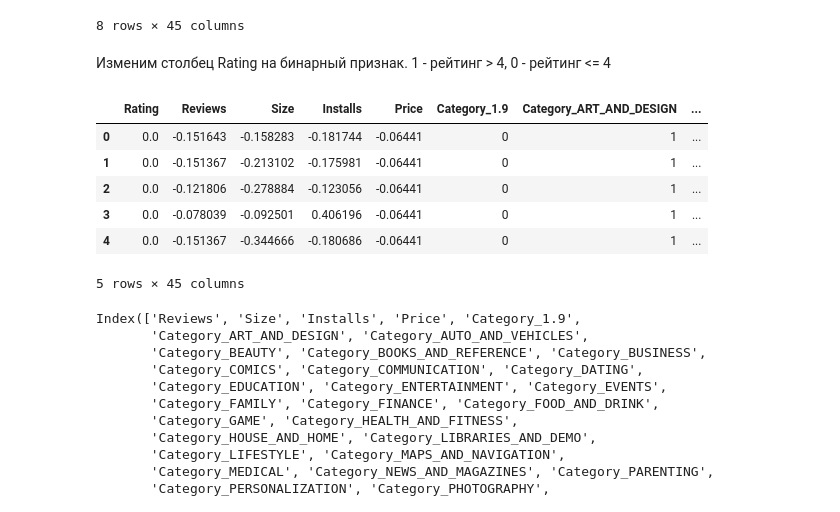
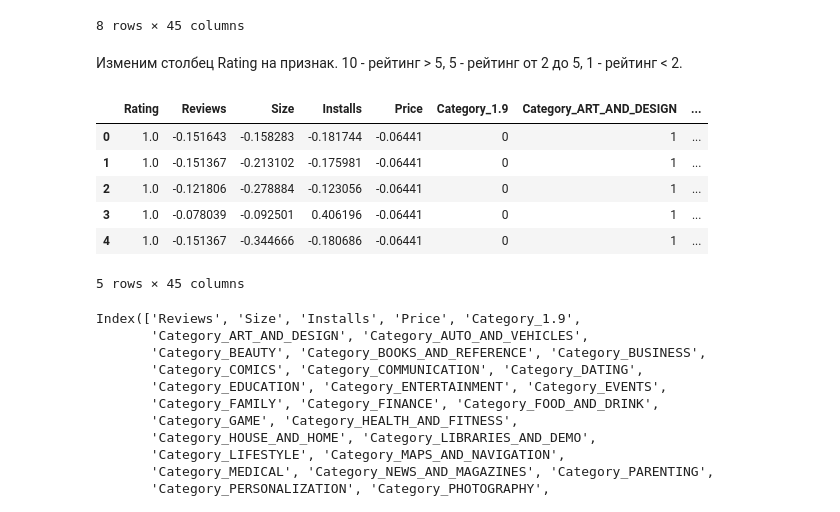
Before and after one commit to SemenBevzuk/MachineLearning, a Jupyter notebook: Lab1/Lab1.ipynb, the cells around one changed output. Saved outputs shown, nothing was run; the diff lists cells and outputs as text; code cells hidden in the pictures.

```diff
--- a/Lab1/Lab1.ipynb
+++ b/Lab1/Lab1.ipynb
@@ -286,18 +286,19 @@ data.describe()
 | max | 2.774197e+01 | 2.654510e+01 | 1.081638e+01 | 1.157931e+01 | 2.501558e+01 | 1.000000 | 1.000000 | ... |
 8 rows × 45 columns
 # %% [markdown]
-Изменим столбец Rating на бинарный признак. 1 - рейтинг > 4, 0 - рейтинг <= 4
+Изменим столбец Rating на признак. 10 - рейтинг > 5, 5 - рейтинг от 2 до 5, 1 - рейтинг < 2.
 # %%
-data.loc[data['Rating'] <= 4.0, 'Rating'] = 0
-data.loc[data['Rating'] > 4.0, 'Rating'] = 1
+data.loc[data['Rating'] >= 5.0, 'Rating'] = 10
+data.loc[(data['Rating'] >= 2.0) & (data['Rating'] < 5.0), 'Rating'] = 5
+data.loc[data['Rating'] < 2.0, 'Rating'] = 1
 data.head()
 # %% [output]
 |  | Rating | Reviews | Size | Installs | Price | Category_1.9 | Category_ART_AND_DESIGN | ... |
-| 0 | 0.0 | -0.151643 | -0.158283 | -0.181744 | -0.06441 | 0 | 1 | ... |
-| 1 | 0.0 | -0.151367 | -0.213102 | -0.175981 | -0.06441 | 0 | 1 | ... |
-| 2 | 0.0 | -0.121806 | -0.278884 | -0.123056 | -0.06441 | 0 | 1 | ... |
-| 3 | 0.0 | -0.078039 | -0.092501 | 0.406196 | -0.06441 | 0 | 1 | ... |
-| 4 | 0.0 | -0.151367 | -0.344666 | -0.180686 | -0.06441 | 0 | 1 | ... |
+| 0 | 1.0 | -0.151643 | -0.158283 | -0.181744 | -0.06441 | 0 | 1 | ... |
+| 1 | 1.0 | -0.151367 | -0.213102 | -0.175981 | -0.06441 | 0 | 1 | ... |
+| 2 | 1.0 | -0.121806 | -0.278884 | -0.123056 | -0.06441 | 0 | 1 | ... |
+| 3 | 1.0 | -0.078039 | -0.092501 | 0.406196 | -0.06441 | 0 | 1 | ... |
+| 4 | 1.0 | -0.151367 | -0.344666 | -0.180686 | -0.06441 | 0 | 1 | ... |
 5 rows × 45 columns
 # %%
 X = data.drop(('Rating'), axis = 1) # выбрасываем столбец 'Rating'
```
Also changed, not shown: parts of 12 cells of this notebook.
